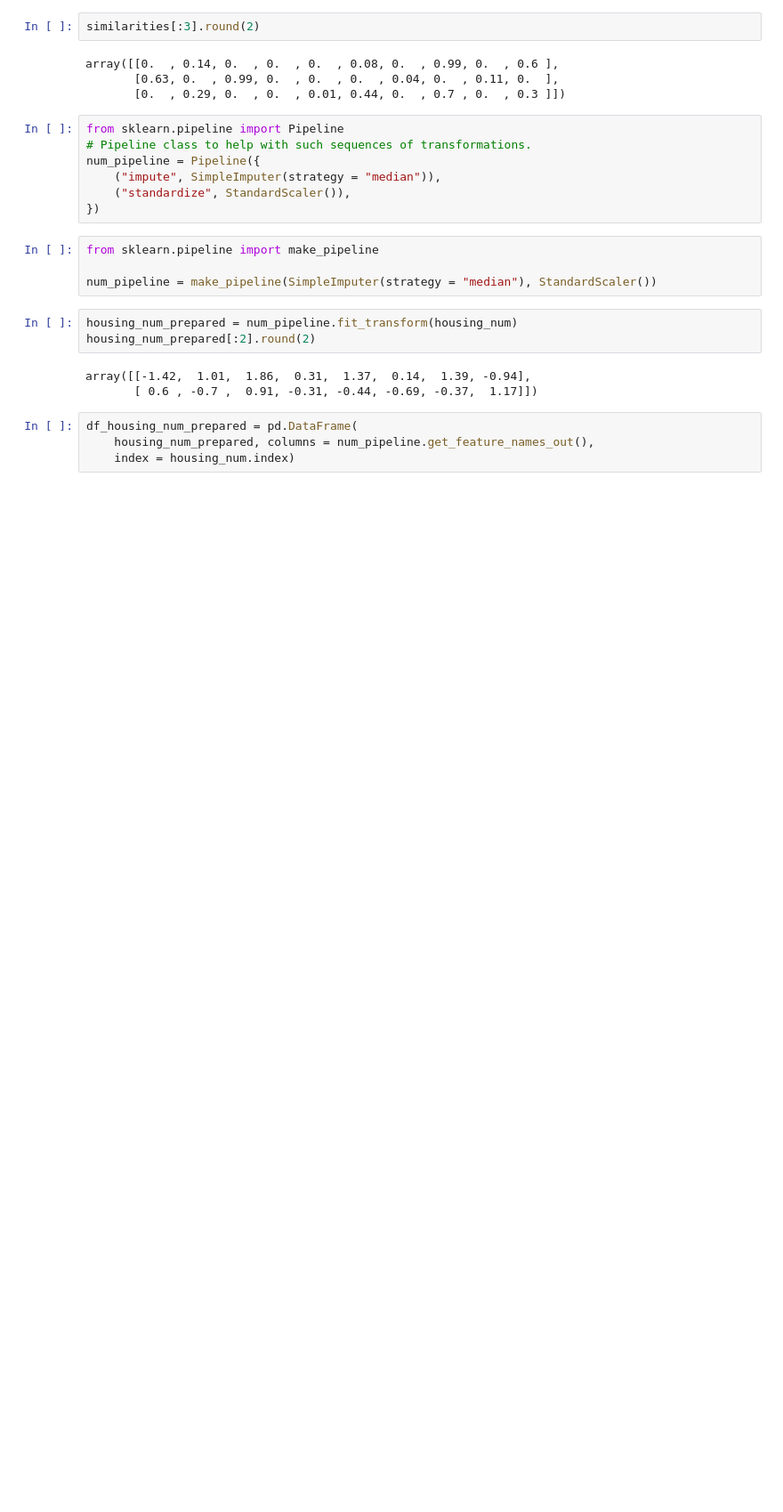
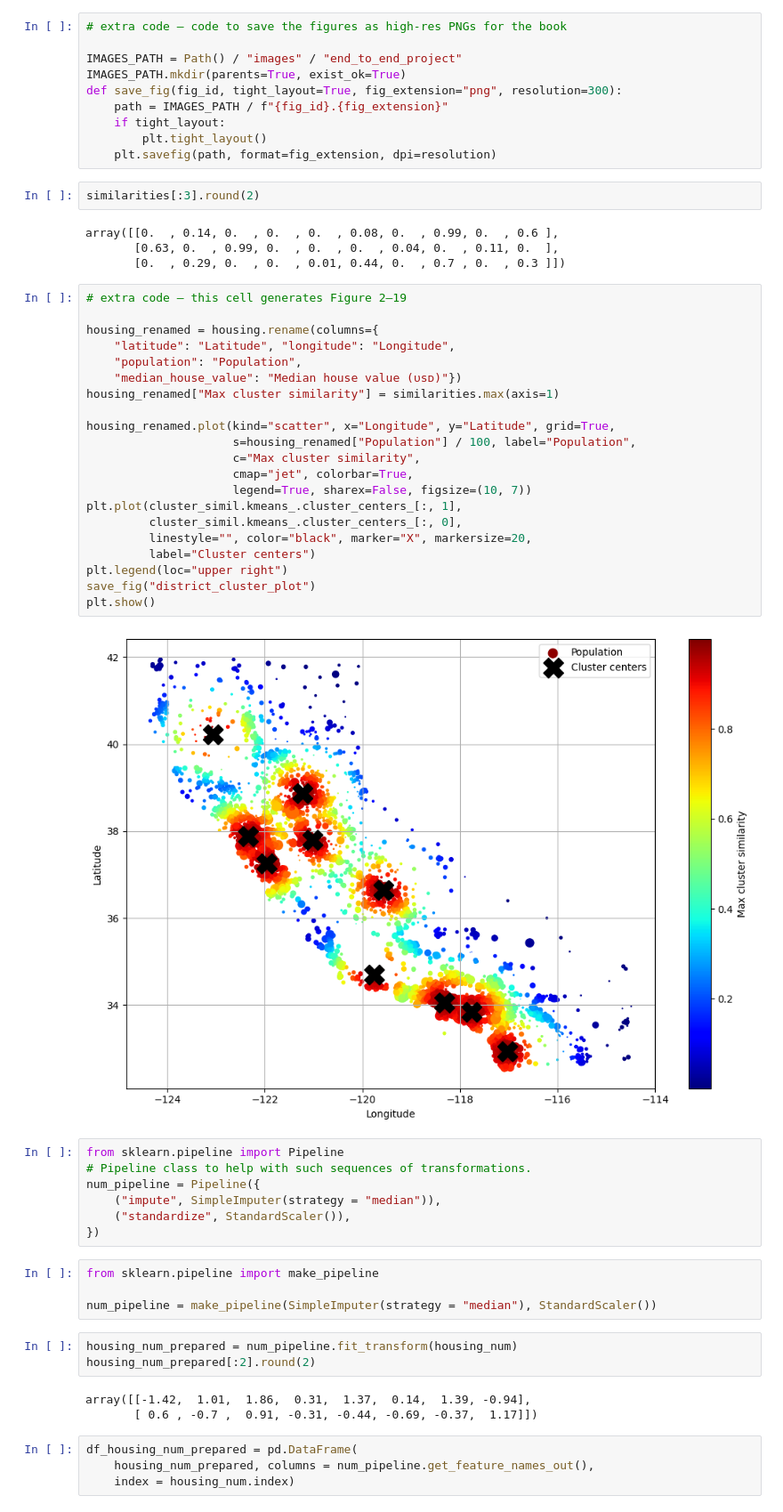
Before and after one commit to Jaewon0702/Hands-On-Machine-Learning, a Jupyter notebook: EndtoEndML.ipynb, the cells around one changed output. Shown at 89% size. Saved outputs shown, nothing was run; the diff lists cells and outputs as text; blank space fills up the shorter version.

```diff
--- a/EndtoEndML.ipynb
+++ b/EndtoEndML.ipynb
@@ -411,9 +412,42 @@ similarities = cluster_simil.fit_transform(housing[["latitude", "longitude"]],
+# %%
+# extra code – code to save the figures as high-res PNGs for the book
+
+IMAGES_PATH = Path() / "images" / "end_to_end_project"
+IMAGES_PATH.mkdir(parents=True, exist_ok=True)
+def save_fig(fig_id, tight_layout=True, fig_extension="png", resolution=300):
+    path = IMAGES_PATH / f"{fig_id}.{fig_extension}"
+    if tight_layout:
+        plt.tight_layout()
+    plt.savefig(path, format=fig_extension, dpi=resolution)
 # %%
 similarities[:3].round(2)
 # %% [output]
 array([[0.  , 0.14, 0.  , 0.  , 0.  , 0.08, 0.  , 0.99, 0.  , 0.6 ],
        [0.63, 0.  , 0.99, 0.  , 0.  , 0.  , 0.04, 0.  , 0.11, 0.  ],
        [0.  , 0.29, 0.  , 0.  , 0.01, 0.44, 0.  , 0.7 , 0.  , 0.3 ]])
+# %%
+# extra code – this cell generates Figure 2–19
+
+housing_renamed = housing.rename(columns={
+    "latitude": "Latitude", "longitude": "Longitude",
+    "population": "Population",
+    "median_house_value": "Median house value (ᴜsᴅ)"})
+housing_renamed["Max cluster similarity"] = similarities.max(axis=1)
+
+housing_renamed.plot(kind="scatter", x="Longitude", y="Latitude", grid=True,
+                     s=housing_renamed["Population"] / 100, label="Population",
+                     c="Max cluster similarity",
+                     cmap="jet", colorbar=True,
+                     legend=True, sharex=False, figsize=(10, 7))
+plt.plot(cluster_simil.kmeans_.cluster_centers_[:, 1],
+         cluster_simil.kmeans_.cluster_centers_[:, 0],
+         linestyle="", color="black", marker="X", markersize=20,
+         label="Cluster centers")
+plt.legend(loc="upper right")
+save_fig("district_cluster_plot")
+plt.show()
+# %% [output]
+[figure, added]
 # %%
 from sklearn.pipeline import Pipeline
 # Pipeline class to help with such sequences of transformations.
```
Also changed, not shown: parts of 19 cells of this notebook.
